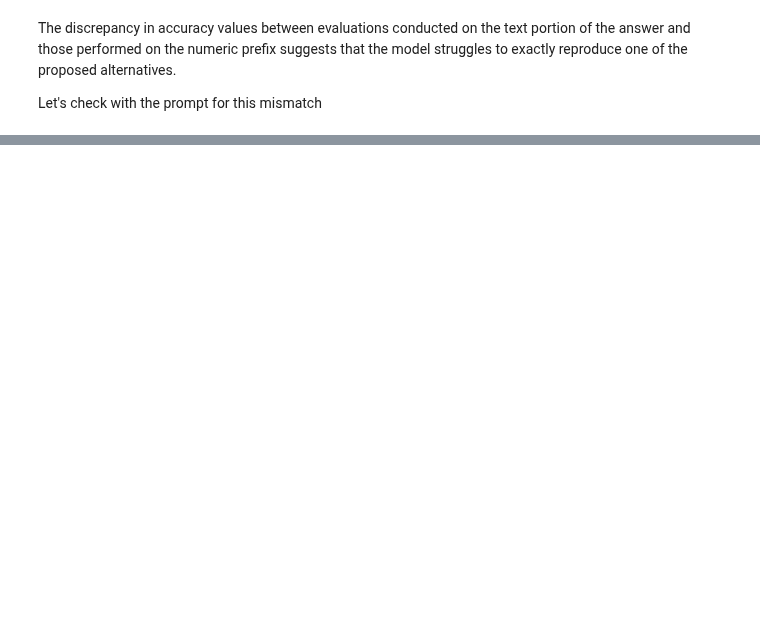
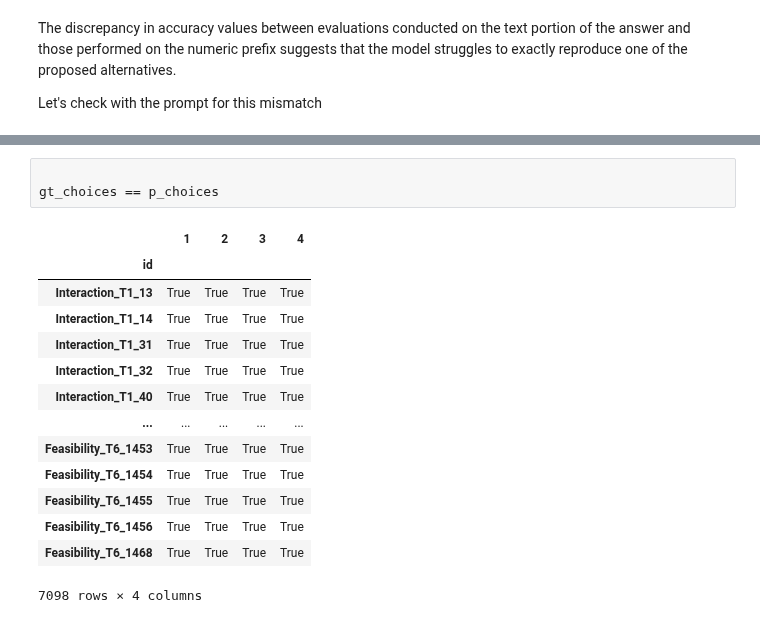
Before and after one commit to FabioLusha/video-neurosymbolic, a Jupyter notebook: star_code/src/resp_analysis4.ipynb, the cells around one changed output, grey strips where cells are left out. Cells and saved outputs as stored; diff of their text form; blank space fills up the shorter version.

```diff
--- a/star_code/src/resp_analysis4.ipynb
+++ b/star_code/src/resp_analysis4.ipynb
@@ -522,0 +538,18 @@ ans_df.iloc[0]['ans'], prompts_df.iloc[0][4]
+# %%
+
+gt_choices == p_choices
+# %% [output]
+|  | 1 | 2 | 3 | 4 |
+| id |  |  |  |  |
+| Interaction_T1_13 | True | True | True | True |
+| Interaction_T1_14 | True | True | True | True |
+| Interaction_T1_31 | True | True | True | True |
+| Interaction_T1_32 | True | True | True | True |
+| Interaction_T1_40 | True | True | True | True |
+| ... | ... | ... | ... | ... |
+| Feasibility_T6_1453 | True | True | True | True |
+| Feasibility_T6_1454 | True | True | True | True |
+| Feasibility_T6_1455 | True | True | True | True |
+| Feasibility_T6_1456 | True | True | True | True |
+| Feasibility_T6_1468 | True | True | True | True |
+7098 rows × 4 columns
```
Also changed, not shown: parts of 27 cells of this notebook.
